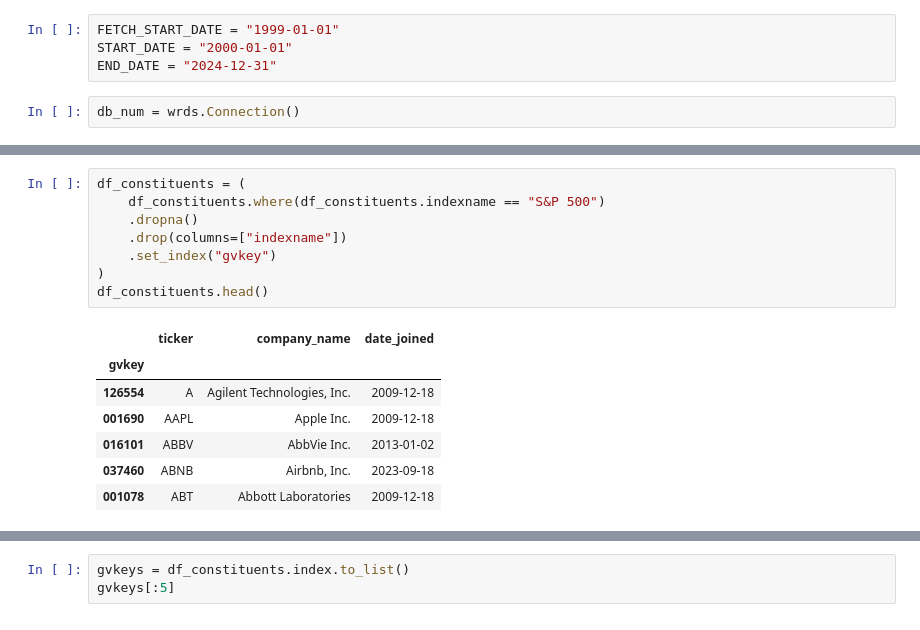
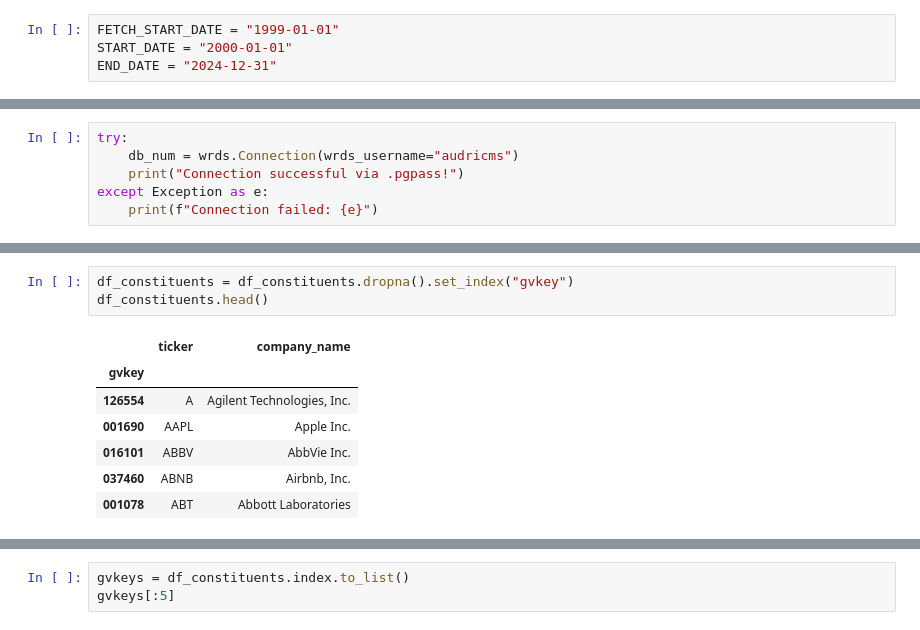
Before and after one commit to BRamesh02/Modality-aware-transformer, a Jupyter notebook: SP500_numerical_data.ipynb, the cells around one changed output, grey strips where cells are left out. Cells and saved outputs as stored; diff of their text form.

```diff
--- a/SP500_numerical_data.ipynb
+++ b/SP500_numerical_data.ipynb
@@ -8,5 +9,3 @@ from matplotlib import pyplot as plt
 FETCH_START_DATE = "1999-01-01"
 START_DATE = "2000-01-01"
 END_DATE = "2024-12-31"
-# %%
-db_num = wrds.Connection()
@@ -35,0 +12,6 @@ Fetching current S&P 500 constituents from WRDS...
+# %%
+try:
+    db_num = wrds.Connection(wrds_username="audricms")
+    print("Connection successful via .pgpass!")
+except Exception as e:
+    print(f"Connection failed: {e}")
@@ -36,16 +46,11 @@ Fetching current S&P 500 constituents from WRDS...
 # %%
-df_constituents = (
-    df_constituents.where(df_constituents.indexname == "S&P 500")
-    .dropna()
-    .drop(columns=["indexname"])
-    .set_index("gvkey")
-)
+df_constituents = df_constituents.dropna().set_index("gvkey")
 df_constituents.head()
 # %% [output]
-|  | ticker | company_name | date_joined |
-| gvkey |  |  |  |
-| 126554 | A | Agilent Technologies, Inc. | 2009-12-18 |
-| 001690 | AAPL | Apple Inc. | 2009-12-18 |
-| 016101 | ABBV | AbbVie Inc. | 2013-01-02 |
-| 037460 | ABNB | Airbnb, Inc. | 2023-09-18 |
-| 001078 | ABT | Abbott Laboratories | 2009-12-18 |
+|  | ticker | company_name |
+| gvkey |  |  |
+| 126554 | A | Agilent Technologies, Inc. |
+| 001690 | AAPL | Apple Inc. |
+| 016101 | ABBV | AbbVie Inc. |
+| 037460 | ABNB | Airbnb, Inc. |
+| 001078 | ABT | Abbott Laboratories |
```
Also changed, not shown: parts of 42 cells of this notebook, 3 other files.
